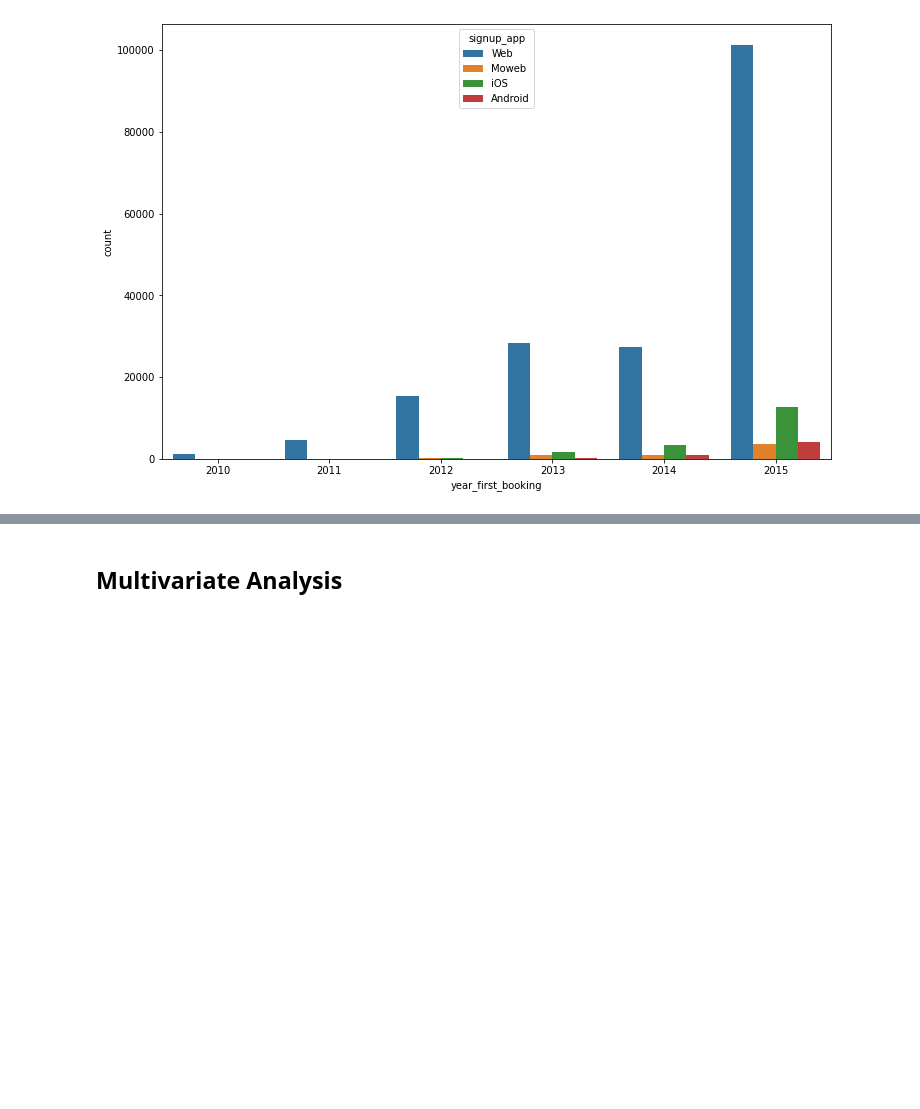
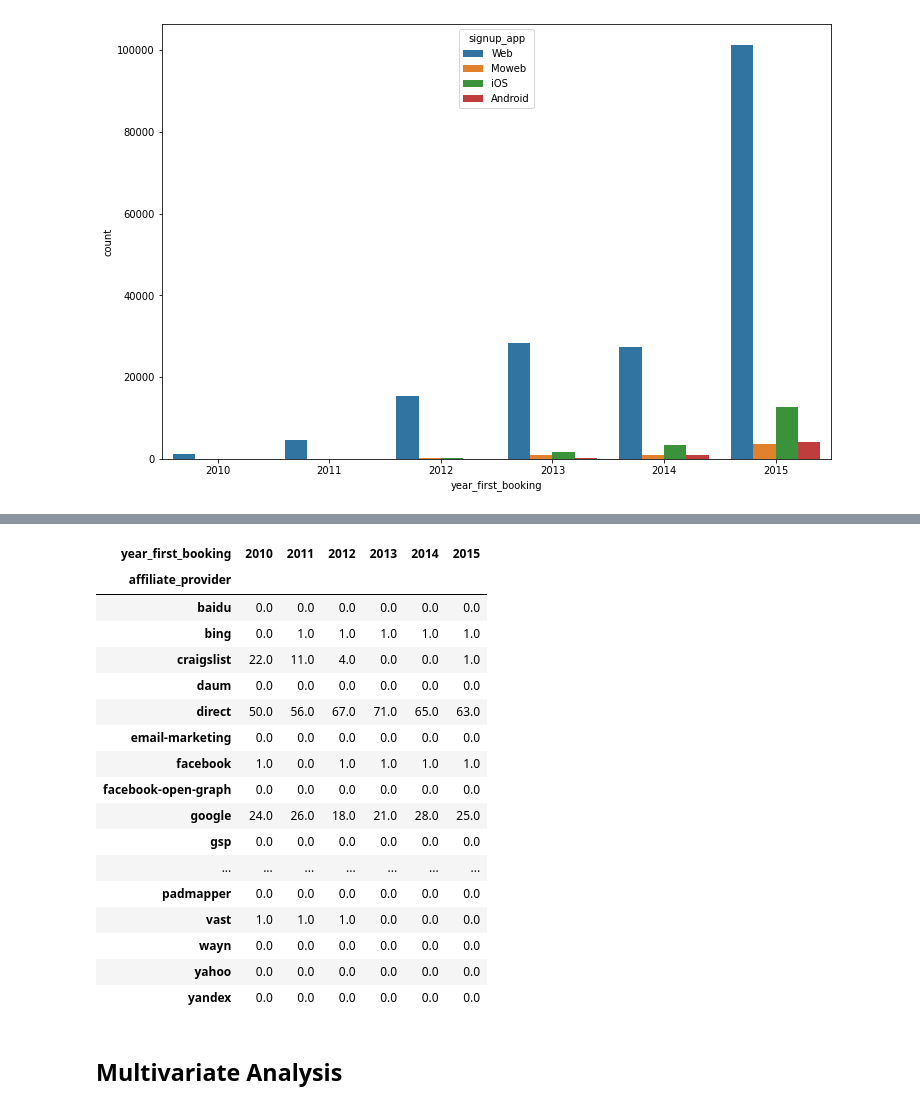
Before and after one commit to MarcosRMG/pa000_airbnb, a Jupyter notebook: notebooks/airbnb.ipynb, the cells around one changed output, grey strips where cells are left out. Cells and saved outputs as stored; diff of their text form; code cells hidden in the pictures; blank space fills up the shorter version.

```diff
--- a/notebooks/airbnb.ipynb
+++ b/notebooks/airbnb.ipynb
@@ -584,2 +651,23 @@ plt.show()
+# %%
+round(pd.crosstab(df5['affiliate_provider'], df5['year_first_booking'], normalize='columns') * 100)
+# %% [output]
+| year_first_booking | 2010 | 2011 | 2012 | 2013 | 2014 | 2015 |
+| affiliate_provider |  |  |  |  |  |  |
+| baidu | 0.0 | 0.0 | 0.0 | 0.0 | 0.0 | 0.0 |
+| bing | 0.0 | 1.0 | 1.0 | 1.0 | 1.0 | 1.0 |
+| craigslist | 22.0 | 11.0 | 4.0 | 0.0 | 0.0 | 1.0 |
+| daum | 0.0 | 0.0 | 0.0 | 0.0 | 0.0 | 0.0 |
+| direct | 50.0 | 56.0 | 67.0 | 71.0 | 65.0 | 63.0 |
+| email-marketing | 0.0 | 0.0 | 0.0 | 0.0 | 0.0 | 0.0 |
+| facebook | 1.0 | 0.0 | 1.0 | 1.0 | 1.0 | 1.0 |
+| facebook-open-graph | 0.0 | 0.0 | 0.0 | 0.0 | 0.0 | 0.0 |
+| google | 24.0 | 26.0 | 18.0 | 21.0 | 28.0 | 25.0 |
+| gsp | 0.0 | 0.0 | 0.0 | 0.0 | 0.0 | 0.0 |
+| ... | ... | ... | ... | ... | ... | ... |
+| padmapper | 0.0 | 0.0 | 0.0 | 0.0 | 0.0 | 0.0 |
+| vast | 1.0 | 1.0 | 1.0 | 0.0 | 0.0 | 0.0 |
+| wayn | 0.0 | 0.0 | 0.0 | 0.0 | 0.0 | 0.0 |
+| yahoo | 0.0 | 0.0 | 0.0 | 0.0 | 0.0 | 0.0 |
+| yandex | 0.0 | 0.0 | 0.0 | 0.0 | 0.0 | 0.0 |
 # %% [markdown]
 ## Multivariate Analysis
```
Also changed, not shown: parts of 13 cells of this notebook.
